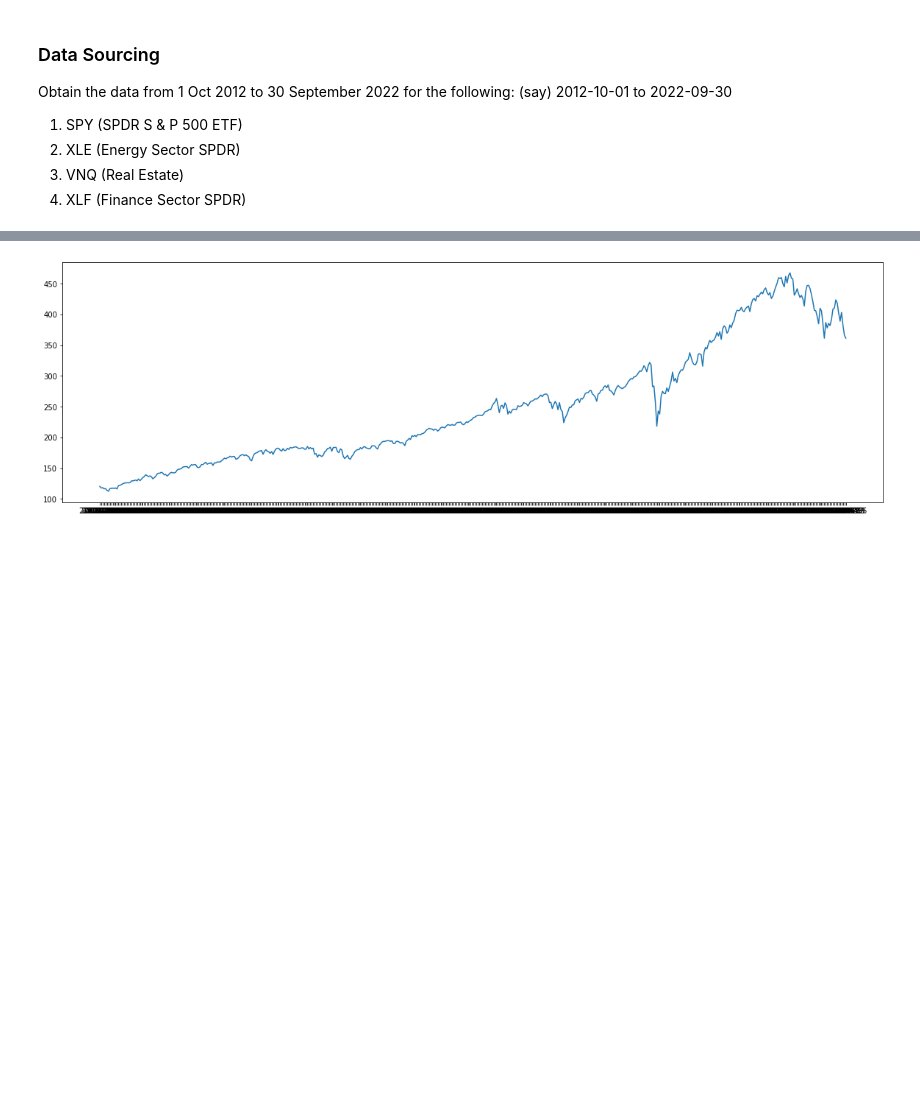
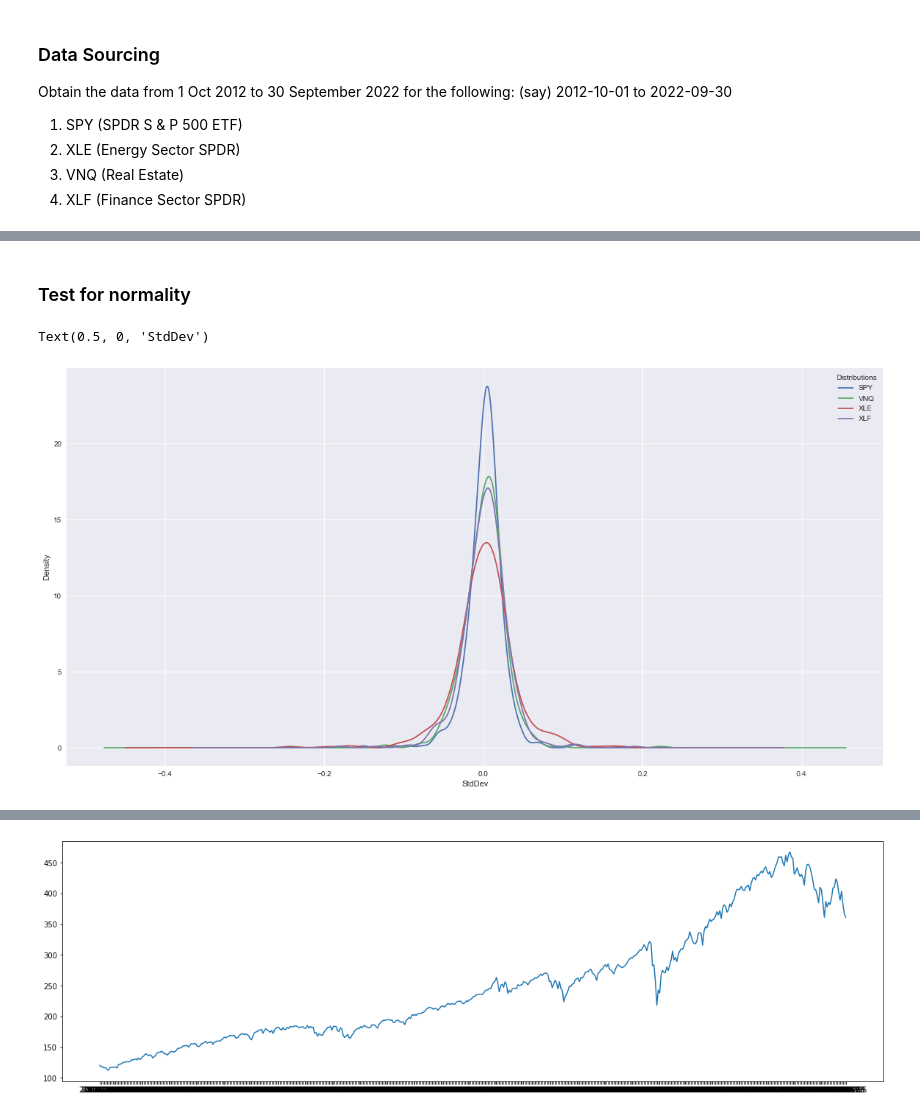
Before and after one commit to krishxx/wqumscfin, a Jupyter notebook: src/MScFE_Capstone.ipynb, the cells around one changed output, grey strips where cells are left out. Drawn from its saved outputs; the diff is of its cells as text; code cells hidden in the pictures; blank space fills up the shorter version.

```diff
--- a/src/MScFE_Capstone.ipynb
+++ b/src/MScFE_Capstone.ipynb
@@ -137,0 +147,14 @@ stock_returns = spy_df.log_ret
+# %% [markdown]
+### Test for normality
+# %%
+#plot distribution of points by team
+combined_rets_df.plot(kind='kde', figsize=(20,10))
+
+#add legend
+plt.legend(['SPY','VNQ','XLE','XLF'], title='Distributions')
+
+#add x-axis label
+plt.xlabel('StdDev')
+# %% [output]
+Text(0.5, 0, 'StdDev')
+[figure, added]
```
Also changed, not shown: parts of 23 cells of this notebook.
